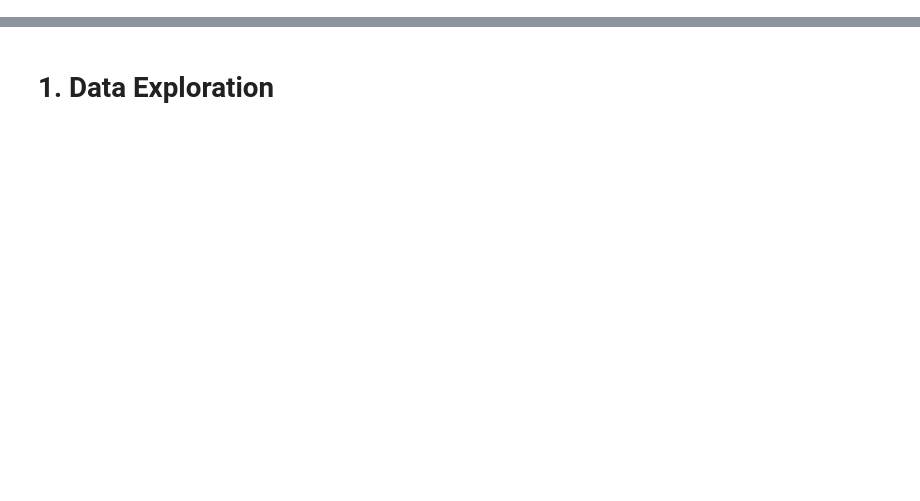
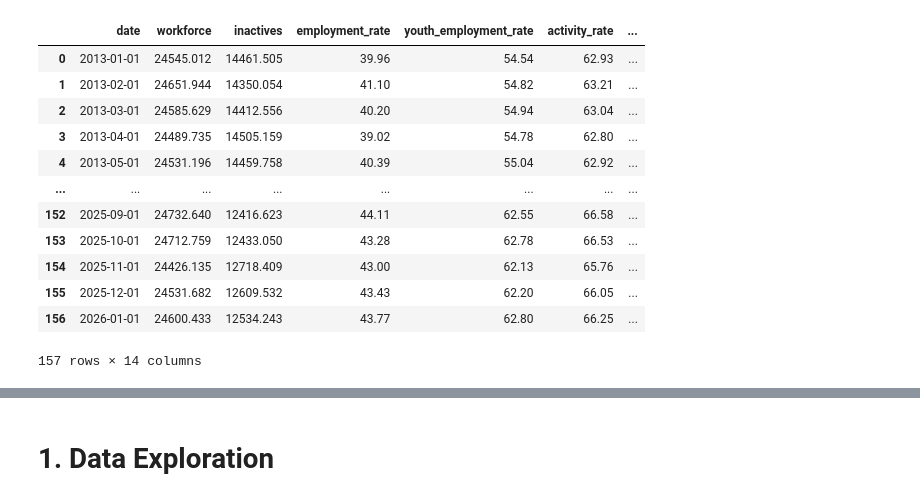
Before and after one commit to Francisscus/Employment_rate_predictor, a Jupyter notebook: 002_data_cleaner.ipynb, the cells around one changed output, grey strips where cells are left out. Cells and saved outputs as stored; diff of their text form; code cells hidden in the pictures; blank space fills up the shorter version.

```diff
--- a/002_data_cleaner.ipynb
+++ b/002_data_cleaner.ipynb
@@ -14,3 +14,19 @@ warnings.filterwarnings('ignore')  # Suppress all warnings
 df_merged = pd.read_csv("dataset_forecast.csv")
 df_merged["date"] = pd.to_datetime(df_merged["date"], format='ISO8601' )
 df_merged = df_merged[df_merged['date']<='2026-01-01'] # I filter only where I have rows without null values
+# %%
+df_merged
+# %% [output]
+|  | date | workforce | inactives | employment_rate | youth_employment_rate | activity_rate | ... |
+| 0 | 2013-01-01 | 24545.012 | 14461.505 | 39.96 | 54.54 | 62.93 | ... |
+| 1 | 2013-02-01 | 24651.944 | 14350.054 | 41.10 | 54.82 | 63.21 | ... |
+| 2 | 2013-03-01 | 24585.629 | 14412.556 | 40.20 | 54.94 | 63.04 | ... |
+| 3 | 2013-04-01 | 24489.735 | 14505.159 | 39.02 | 54.78 | 62.80 | ... |
+| 4 | 2013-05-01 | 24531.196 | 14459.758 | 40.39 | 55.04 | 62.92 | ... |
+| ... | ... | ... | ... | ... | ... | ... | ... |
+| 152 | 2025-09-01 | 24732.640 | 12416.623 | 44.11 | 62.55 | 66.58 | ... |
+| 153 | 2025-10-01 | 24712.759 | 12433.050 | 43.28 | 62.78 | 66.53 | ... |
+| 154 | 2025-11-01 | 24426.135 | 12718.409 | 43.00 | 62.13 | 65.76 | ... |
+| 155 | 2025-12-01 | 24531.682 | 12609.532 | 43.43 | 62.20 | 66.05 | ... |
+| 156 | 2026-01-01 | 24600.433 | 12534.243 | 43.77 | 62.80 | 66.25 | ... |
+157 rows × 14 columns
```
Also changed, not shown: parts of 15 cells of this notebook, 8 other files.
